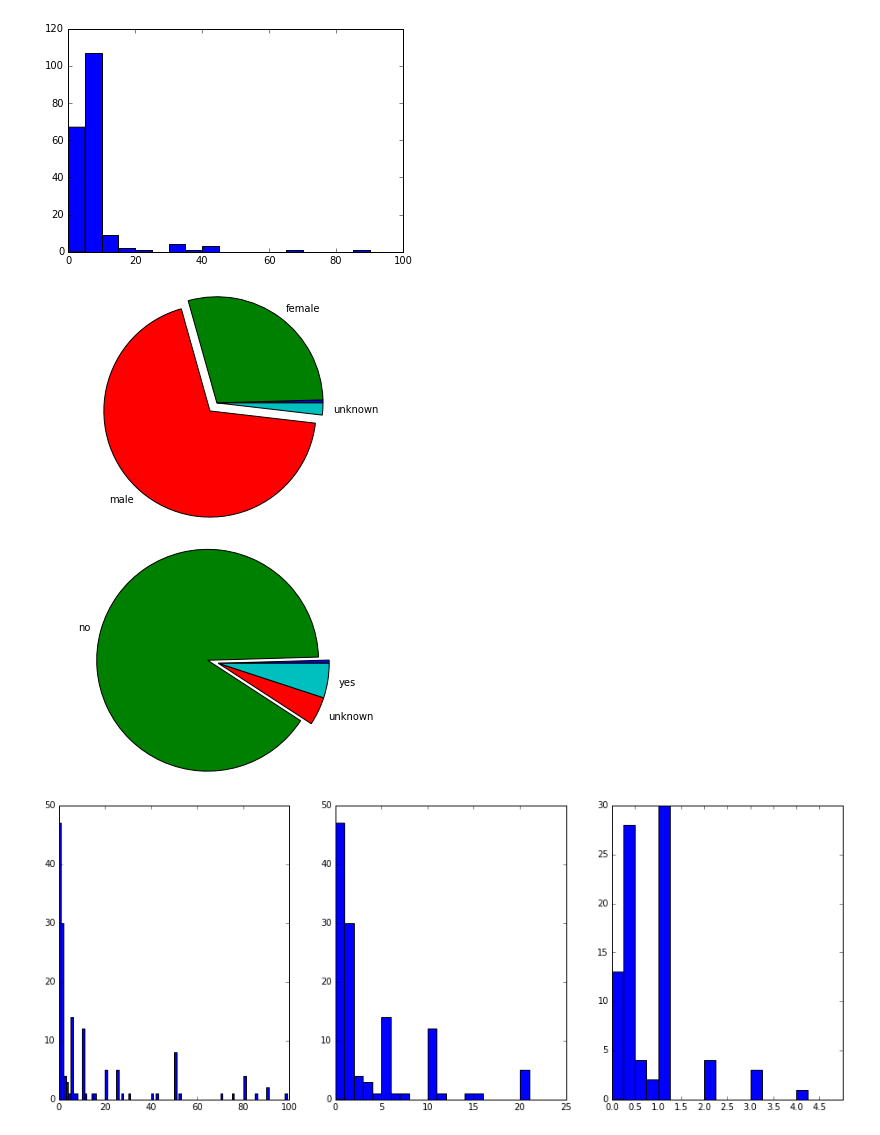
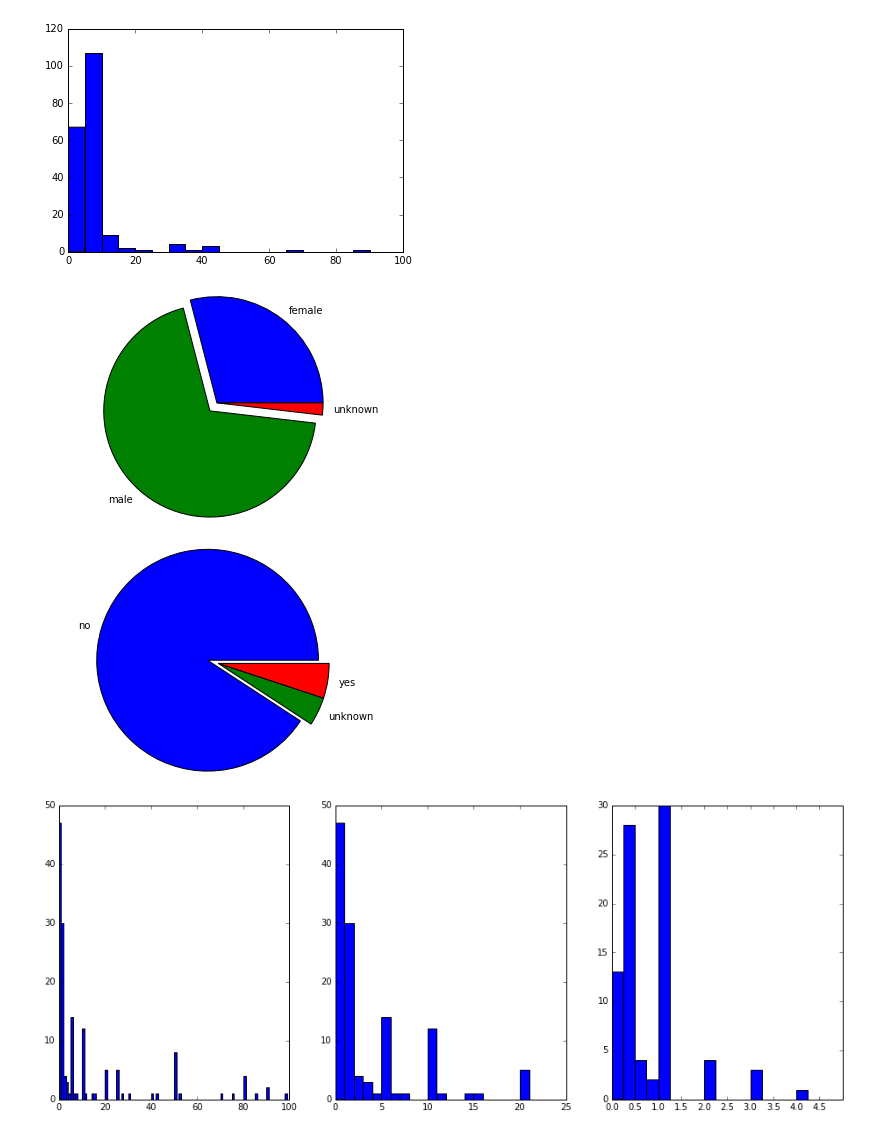
Before and after one commit to PimDijt/DMT, a Jupyter notebook: assignments/assignment1/ass1_rick.ipynb, the cells around one changed output. Cells and saved outputs as stored; diff of their text form; code cells hidden in the pictures.

```diff
--- a/assignments/assignment1/ass1_rick.ipynb
+++ b/assignments/assignment1/ass1_rick.ipynb
@@ -11,14 +12,17 @@ def is_float(str):
     except ValueError:
         return False
 # %%
+# read input
 import csv
 
-filename = "data/ODI-2018.csv"
+filename = "data/ODI-2018_clean.csv"
+
+df = pd.read_csv(filename)
 
 with open(filename,'r') as csvfile:
     # Set the right quote character and delimiter
     csv_contents = [{k: v for k, v in row.items()}
         for row in csv.DictReader(csvfile, skipinitialspace=True, quotechar='"', delimiter=',')]
 
-print(csv_contents[3])
+print("columns:", sorted(csv_contents[0].keys()))
 # %% [output]
@@ -46,25 +50,25 @@ plt.show()
 # %%
 # pie chart of gender distribution
 genders = [csv_contents[x]["What is your gender?"] for x in range(len(csv_contents))]
-labels = sorted(list(set(genders)))
+labels = sorted([x for x in set(genders) if len(x) > 0])
 sizes = [genders.count(label) for label in labels]
 explode = tuple(0.1 if s == max(sizes) else 0.0 for s in sizes)
 plt.pie(sizes, explode=explode, labels=labels)
 plt.axis('equal')
 plt.show()
 # %% [output]
-[figure, old version]
+[figure, new version]
 # %%
 # pie chart of gender distribution
 stood_up = [csv_contents[x]["Did you stand up?"] for x in range(len(csv_contents))]
-labels = sorted(list(set(stood_up)))
+labels = sorted([x for x in set(stood_up) if len(x) > 0])
 sizes = [stood_up.count(label) for label in labels]
 explode = tuple(0.1 if s == max(sizes) else 0.0 for s in sizes)
 plt.pie(sizes, explode=explode, labels=labels)
 plt.axis('equal')
 plt.show()
 # %% [output]
-[figure, old version]
+[figure, new version]
 # %%
 # plots of the competion answers
 key_comp = "You can get £100 if you win a local DM competition, or we don’t hold any competitions and I give everyone some money (not the same amount!). How much do you think you would get then? "
```
Also changed, not shown: parts of 3 cells of this notebook, 1 other file.
